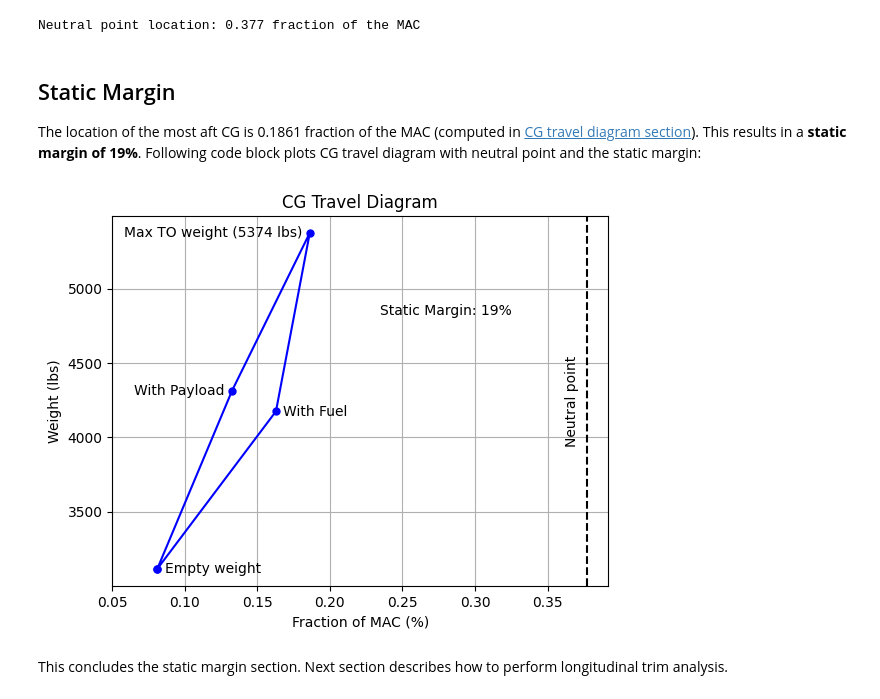
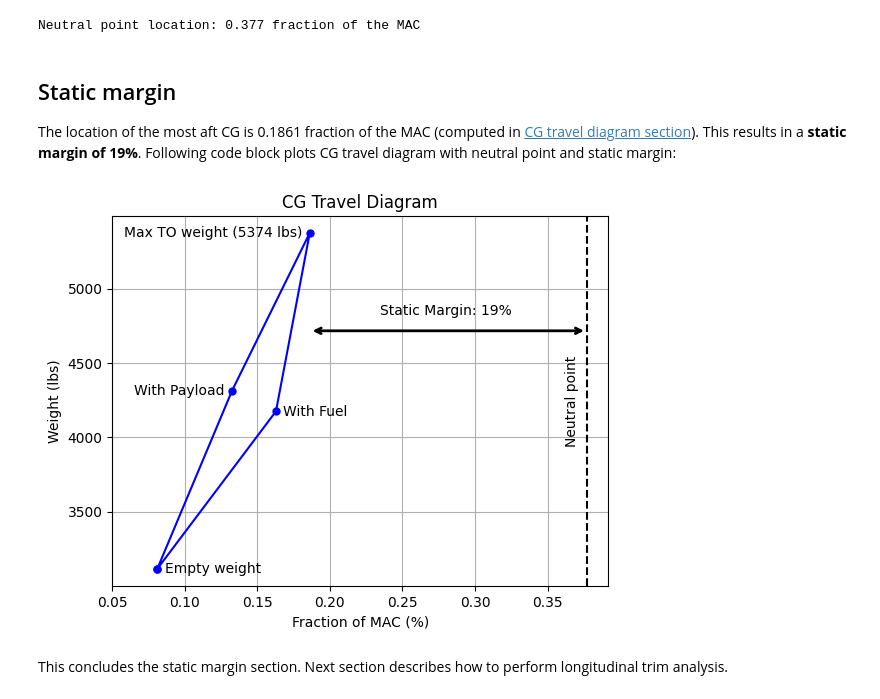
Before and after one commit to ComputationalDesignLab/aircraft-design, a Jupyter notebook: _sources/long_stability/static_margin.ipynb, the cells around one changed output. Saved outputs shown, nothing was run; the diff lists cells and outputs as text; code cells hidden in the pictures.

```diff
--- a/_sources/long_stability/static_margin.ipynb
+++ b/_sources/long_stability/static_margin.ipynb
@@ -116,9 +116,9 @@ print(f"Neutral point location: {Xnp:.3f} fraction of the MAC")
 # %% [output]
 Neutral point location: 0.377 fraction of the MAC
 # %% [markdown]
-## Static Margin
+## Static margin
 
-The location of the most aft CG is 0.1861 fraction of the MAC (computed in [CG travel diagram section](../weight_and_balance/cg_travel.ipynb)). This results in a **static margin of 19%**. Following code block plots CG travel diagram with neutral point and the static margin:
+The location of the most aft CG is 0.1861 fraction of the MAC (computed in [CG travel diagram section](../weight_and_balance/cg_travel.ipynb)). This results in a **static margin of 19%**. Following code block plots CG travel diagram with neutral point and static margin:
 # %%
 import matplotlib.pyplot as plt
 
@@ -126,33 +126,34 @@ import matplotlib.pyplot as plt
 Xcg_empty = 0.081
 Xcg_fuel_only = 0.1628
 Xcg_pay_only = 0.1326
 Xcg_full = 0.1861
 
 # Weights, lbs
 Wempty = 3114
 Wfuel_only = 3114 + 1060
 Wpay_only = 3114 + 1200
 Wfull = 3114 + 1060 + 1200
 
 # Seqeunce of loading
 xcg_mac = [Xcg_empty, Xcg_fuel_only, Xcg_full, Xcg_pay_only, Xcg_empty]
 W = [Wempty, Wfuel_only, Wfull, Wpay_only, Wempty]
 
 fig, ax = plt.subplots()
 ax.plot(xcg_mac, W, "b-", marker="o", markersize=5)
 ax.axvline(x=Xnp, color="k", linestyle="--")
 ax.set_xlabel("Fraction of MAC (%)")
 ax.set_ylabel("Weight (lbs)")
 ax.set_title("CG Travel Diagram")
 ax.set_xlim(left=0.05)
 ax.annotate(f"Empty weight", (Xcg_empty+0.005, Wempty), ha="left", va="center")
 ax.annotate(f"With Fuel", (Xcg_fuel_only+0.005, Wfuel_only), ha="left", va="center")
 ax.annotate(f"With Payload", (Xcg_pay_only-0.005, Wpay_only), ha="right", va="center")
 ax.annotate(f"Max TO weight ({Wfull} lbs)", (Xcg_full-0.005, Wfull), ha="right", va="center")
 ax.annotate("Neutral point", (Xnp-0.01, (Wfull+Wempty)/2), rotation=90, ha="center", va="center")
 ax.annotate(f"Static Margin: {(Xnp - Xcg_full)*100:.0f}%", (0.28, (Wfull+Wempty)/1.75), ha="center", va="center")
+plt.annotate('', xy=(Xcg_full, (Wfull+Wempty)/1.8), xytext=(Xnp, (Wfull+Wempty)/1.8), arrowprops=dict(arrowstyle='<->', lw=2))
 ax.grid()
 # %% [output]
-[figure, old version]
+[figure, new version]
 # %% [markdown]
 This concludes the static margin section. Next section describes how to perform longitudinal trim analysis.
```
Also changed, not shown: 45 other files.
